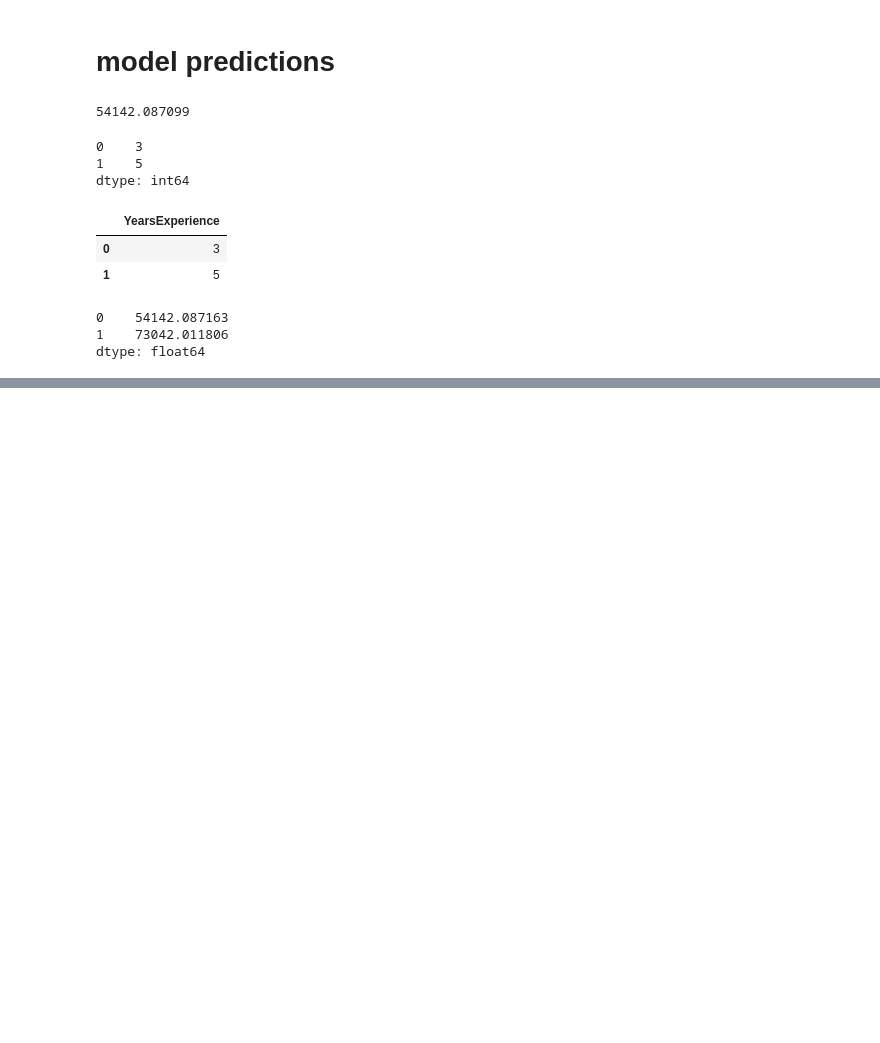
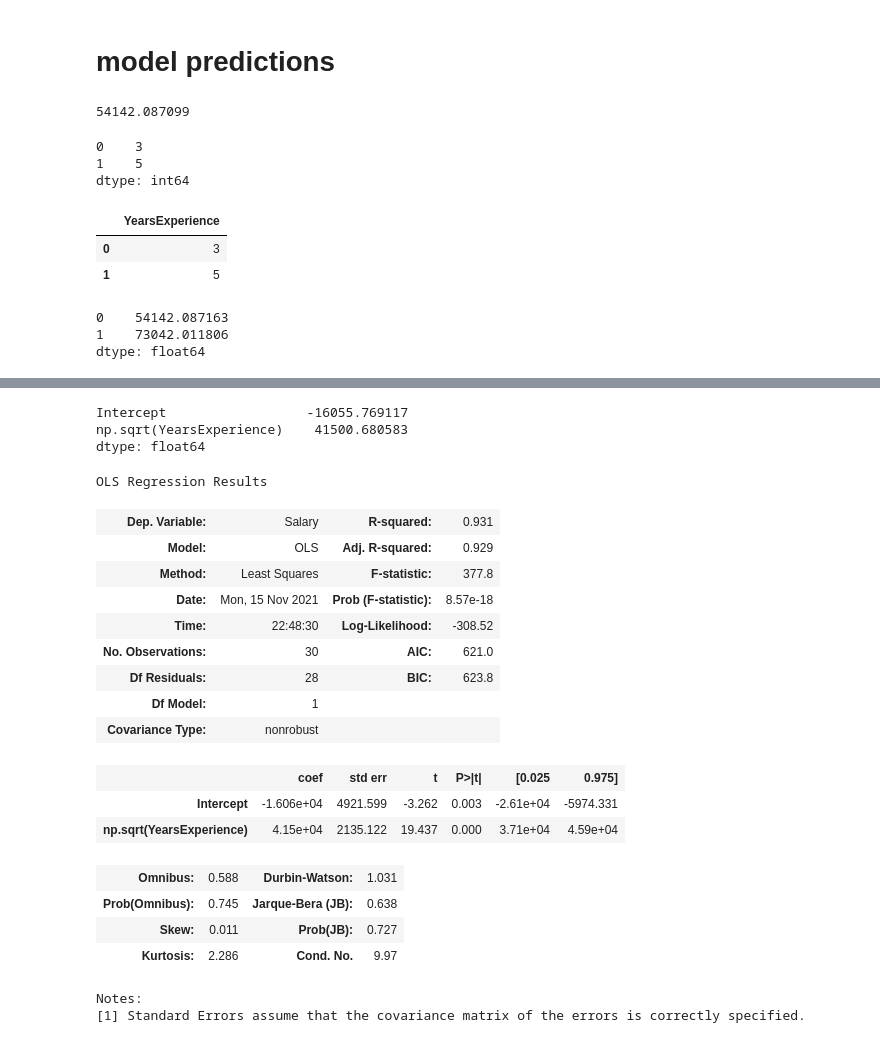
Before and after one commit to Mansoor-mannu/Simple-Linear-Regression-Assignment_4_Q2-, a Jupyter notebook: Simple Linear Regression(Assignment_4_Q2).ipynb, the cells around one changed output, grey strips where cells are left out. Saved outputs shown, nothing was run; the diff lists cells and outputs as text; code cells hidden in the pictures; blank space fills up the shorter version.

```diff
--- a/Simple Linear Regression(Assignment_4_Q2).ipynb
+++ b/Simple Linear Regression(Assignment_4_Q2).ipynb
@@ -118,0 +180,30 @@ dtype: float64
+# %%
+model1 = smf.ols("Salary~np.sqrt(YearsExperience)",data=dataset).fit()
+# %%
+model1.params
+# %% [output]
+Intercept                  -16055.769117
+np.sqrt(YearsExperience)    41500.680583
+dtype: float64
+# %%
+model1.summary()
+# %% [output]
+OLS Regression Results
+| Dep. Variable: | Salary | R-squared: | 0.931 |
+| Model: | OLS | Adj. R-squared: | 0.929 |
+| Method: | Least Squares | F-statistic: | 377.8 |
+| Date: | Mon, 15 Nov 2021 | Prob (F-statistic): | 8.57e-18 |
+| Time: | 22:48:30 | Log-Likelihood: | -308.52 |
+| No. Observations: | 30 | AIC: | 621.0 |
+| Df Residuals: | 28 | BIC: | 623.8 |
+| Df Model: | 1 |  |  |
+| Covariance Type: | nonrobust |  |  |
+|  | coef | std err | t | P>|t| | [0.025 | 0.975] |
+| Intercept | -1.606e+04 | 4921.599 | -3.262 | 0.003 | -2.61e+04 | -5974.331 |
+| np.sqrt(YearsExperience) | 4.15e+04 | 2135.122 | 19.437 | 0.000 | 3.71e+04 | 4.59e+04 |
+| Omnibus: | 0.588 | Durbin-Watson: | 1.031 |
+| Prob(Omnibus): | 0.745 | Jarque-Bera (JB): | 0.638 |
+| Skew: | 0.011 | Prob(JB): | 0.727 |
+| Kurtosis: | 2.286 | Cond. No. | 9.97 |
+Notes:
+[1] Standard Errors assume that the covariance matrix of the errors is correctly specified.
```
Also changed, not shown: parts of 9 cells of this notebook.
